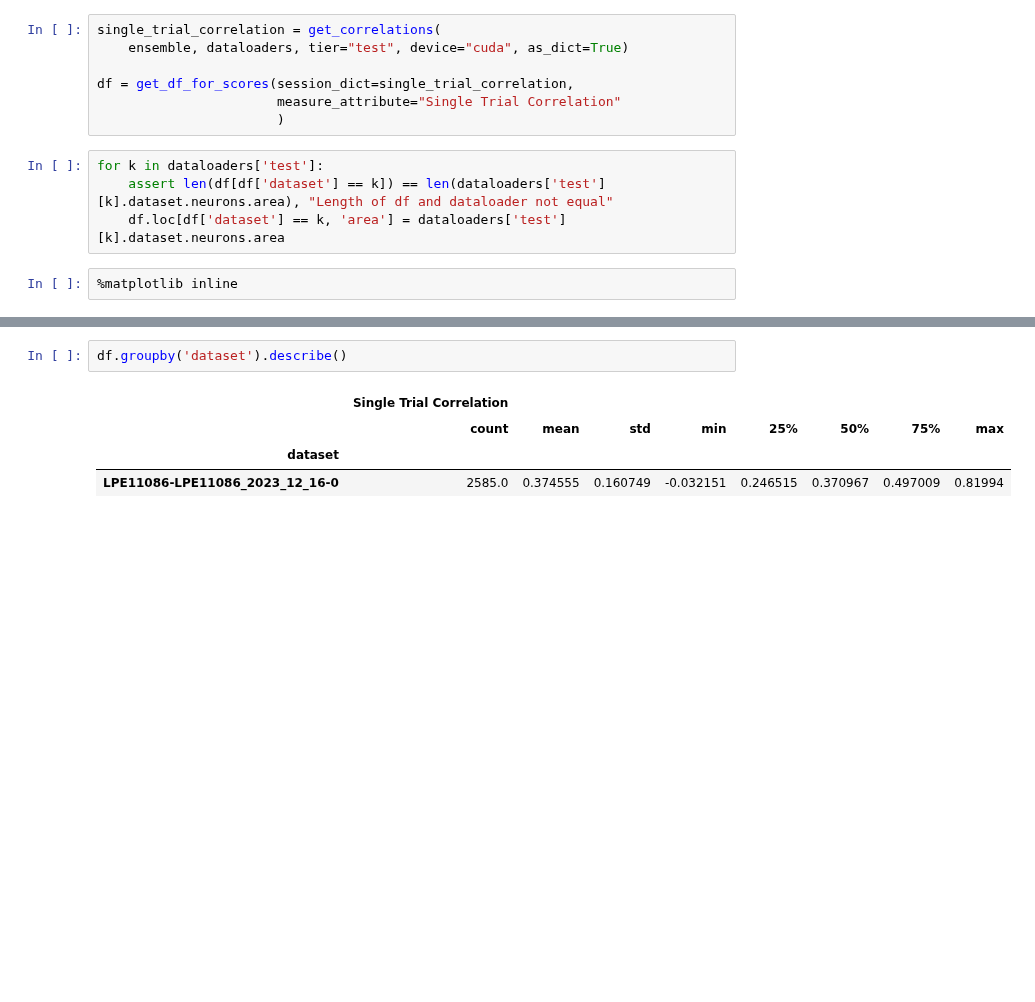
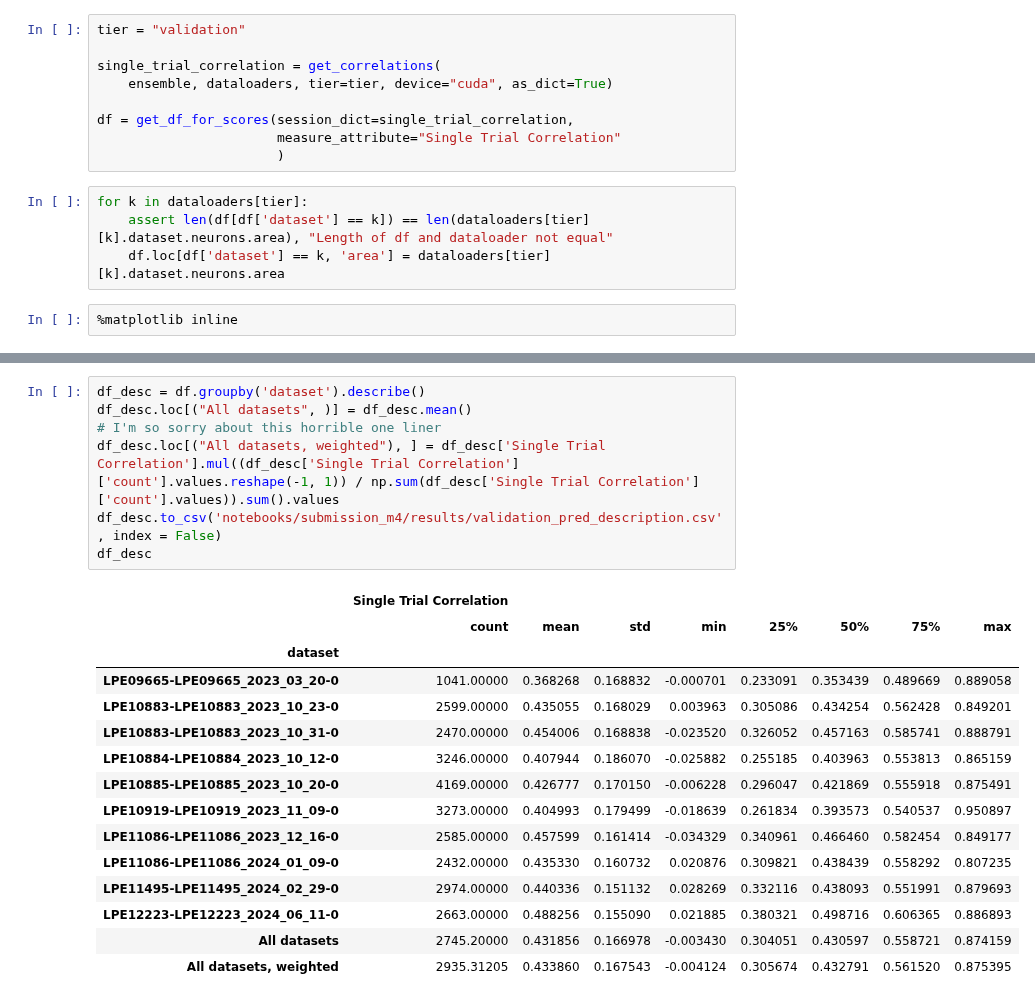
Before and after one commit to ananaphasia/adrian_sensorium, a Jupyter notebook: notebooks/submission_m4/03_evaluate_and_submit.ipynb, the cells around one changed output, grey strips where cells are left out. Drawn from its saved outputs; the diff is of its cells as text; blank space fills up the shorter version.

```diff
--- a/notebooks/submission_m4/03_evaluate_and_submit.ipynb
+++ b/notebooks/submission_m4/03_evaluate_and_submit.ipynb
@@ -118,16 +128,18 @@ from sensorium.utility.measure_helpers import get_df_for_scores
 # %% [markdown]
 #### Test data
 # %%
+tier = "validation"
+
 single_trial_correlation = get_correlations(
-    ensemble, dataloaders, tier="test", device="cuda", as_dict=True)
+    ensemble, dataloaders, tier=tier, device="cuda", as_dict=True)
 
 df = get_df_for_scores(session_dict=single_trial_correlation,
                        measure_attribute="Single Trial Correlation"
                        )
 # %%
-for k in dataloaders['test']:
-    assert len(df[df['dataset'] == k]) == len(dataloaders['test'][k].dataset.neurons.area), "Length of df and dataloader not equal"
-    df.loc[df['dataset'] == k, 'area'] = dataloaders['test'][k].dataset.neurons.area
+for k in dataloaders[tier]:
+    assert len(df[df['dataset'] == k]) == len(dataloaders[tier][k].dataset.neurons.area), "Length of df and dataloader not equal"
+    df.loc[df['dataset'] == k, 'area'] = dataloaders[tier][k].dataset.neurons.area
 # %%
 %matplotlib inline
 # %%
@@ -190,7 +202,23 @@ plt.show()
 # %%
-df.groupby('dataset').describe()
+df_desc = df.groupby('dataset').describe()
+df_desc.loc[("All datasets", )] = df_desc.mean()
+# I'm so sorry about this horrible one liner
+df_desc.loc[("All datasets, weighted"), ] = df_desc['Single Trial Correlation'].mul((df_desc['Single Trial Correlation']['count'].values.reshape(-1, 1)) / np.sum(df_desc['Single Trial Correlation']['count'].values)).sum().values
+df_desc.to_csv('notebooks/submission_m4/results/validation_pred_description.csv', index = False)
+df_desc
 # %% [output]
 |  | Single Trial Correlation |  |  |  |  |  |  |  |
 |  | count | mean | std | min | 25% | 50% | 75% | max |
 | dataset |  |  |  |  |  |  |  |  |
-| LPE11086-LPE11086_2023_12_16-0 | 2585.0 | 0.374555 | 0.160749 | -0.032151 | 0.246515 | 0.370967 | 0.497009 | 0.81994 |
+| LPE09665-LPE09665_2023_03_20-0 | 1041.00000 | 0.368268 | 0.168832 | -0.000701 | 0.233091 | 0.353439 | 0.489669 | 0.889058 |
+| LPE10883-LPE10883_2023_10_23-0 | 2599.00000 | 0.435055 | 0.168029 | 0.003963 | 0.305086 | 0.434254 | 0.562428 | 0.849201 |
+| LPE10883-LPE10883_2023_10_31-0 | 2470.00000 | 0.454006 | 0.168838 | -0.023520 | 0.326052 | 0.457163 | 0.585741 | 0.888791 |
+| LPE10884-LPE10884_2023_10_12-0 | 3246.00000 | 0.407944 | 0.186070 | -0.025882 | 0.255185 | 0.403963 | 0.553813 | 0.865159 |
+| LPE10885-LPE10885_2023_10_20-0 | 4169.00000 | 0.426777 | 0.170150 | -0.006228 | 0.296047 | 0.421869 | 0.555918 | 0.875491 |
+| LPE10919-LPE10919_2023_11_09-0 | 3273.00000 | 0.404993 | 0.179499 | -0.018639 | 0.261834 | 0.393573 | 0.540537 | 0.950897 |
+| LPE11086-LPE11086_2023_12_16-0 | 2585.00000 | 0.457599 | 0.161414 | -0.034329 | 0.340961 | 0.466460 | 0.582454 | 0.849177 |
+| LPE11086-LPE11086_2024_01_09-0 | 2432.00000 | 0.435330 | 0.160732 | 0.020876 | 0.309821 | 0.438439 | 0.558292 | 0.807235 |
+| LPE11495-LPE11495_2024_02_29-0 | 2974.00000 | 0.440336 | 0.151132 | 0.028269 | 0.332116 | 0.438093 | 0.551991 | 0.879693 |
+| LPE12223-LPE12223_2024_06_11-0 | 2663.00000 | 0.488256 | 0.155090 | 0.021885 | 0.380321 | 0.498716 | 0.606365 | 0.886893 |
+| All datasets | 2745.20000 | 0.431856 | 0.166978 | -0.003430 | 0.304051 | 0.430597 | 0.558721 | 0.874159 |
+| All datasets, weighted | 2935.31205 | 0.433860 | 0.167543 | -0.004124 | 0.305674 | 0.432791 | 0.561520 | 0.875395 |
```
Also changed, not shown: parts of 7 cells of this notebook, 1 other file.
